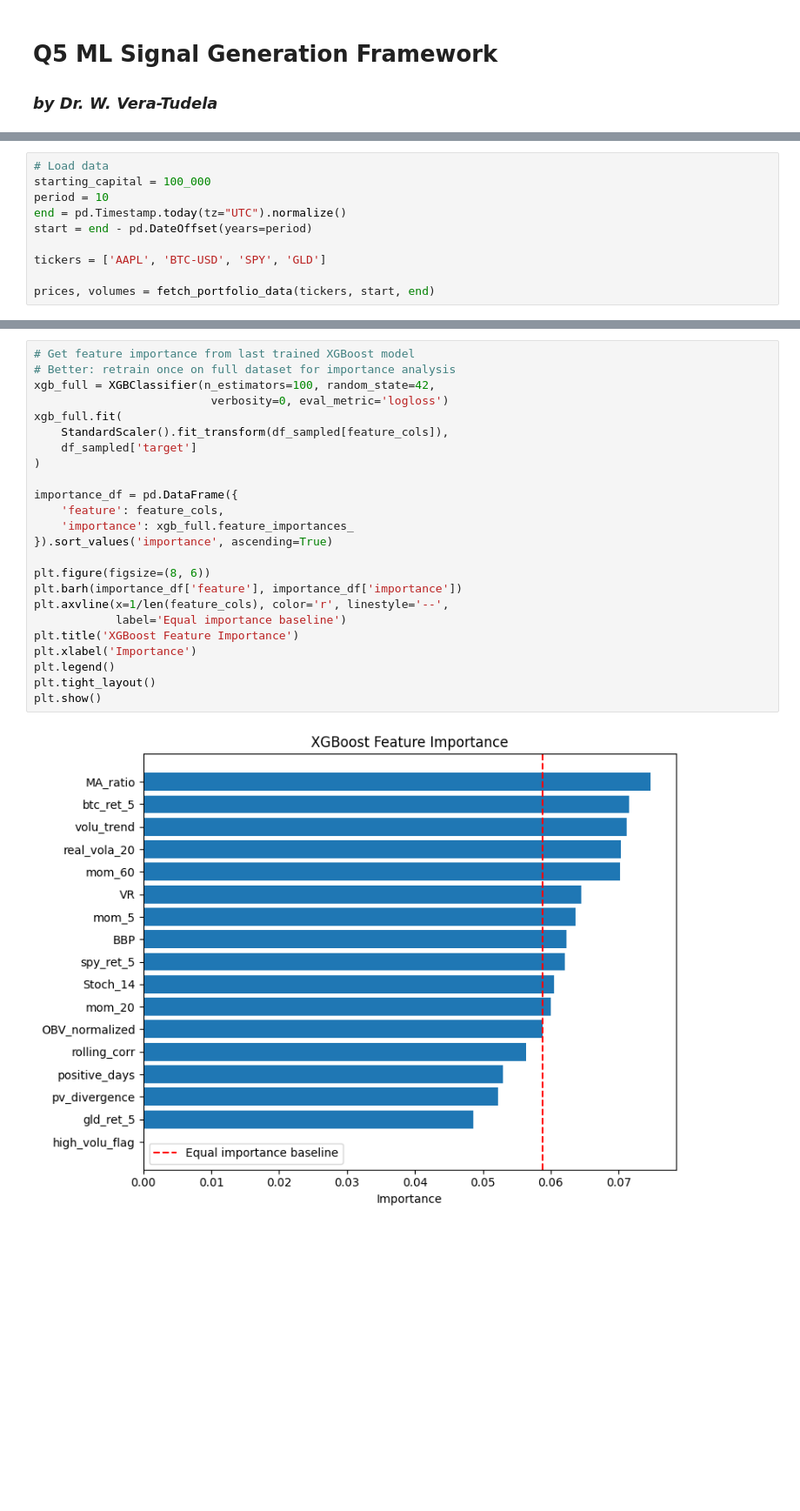
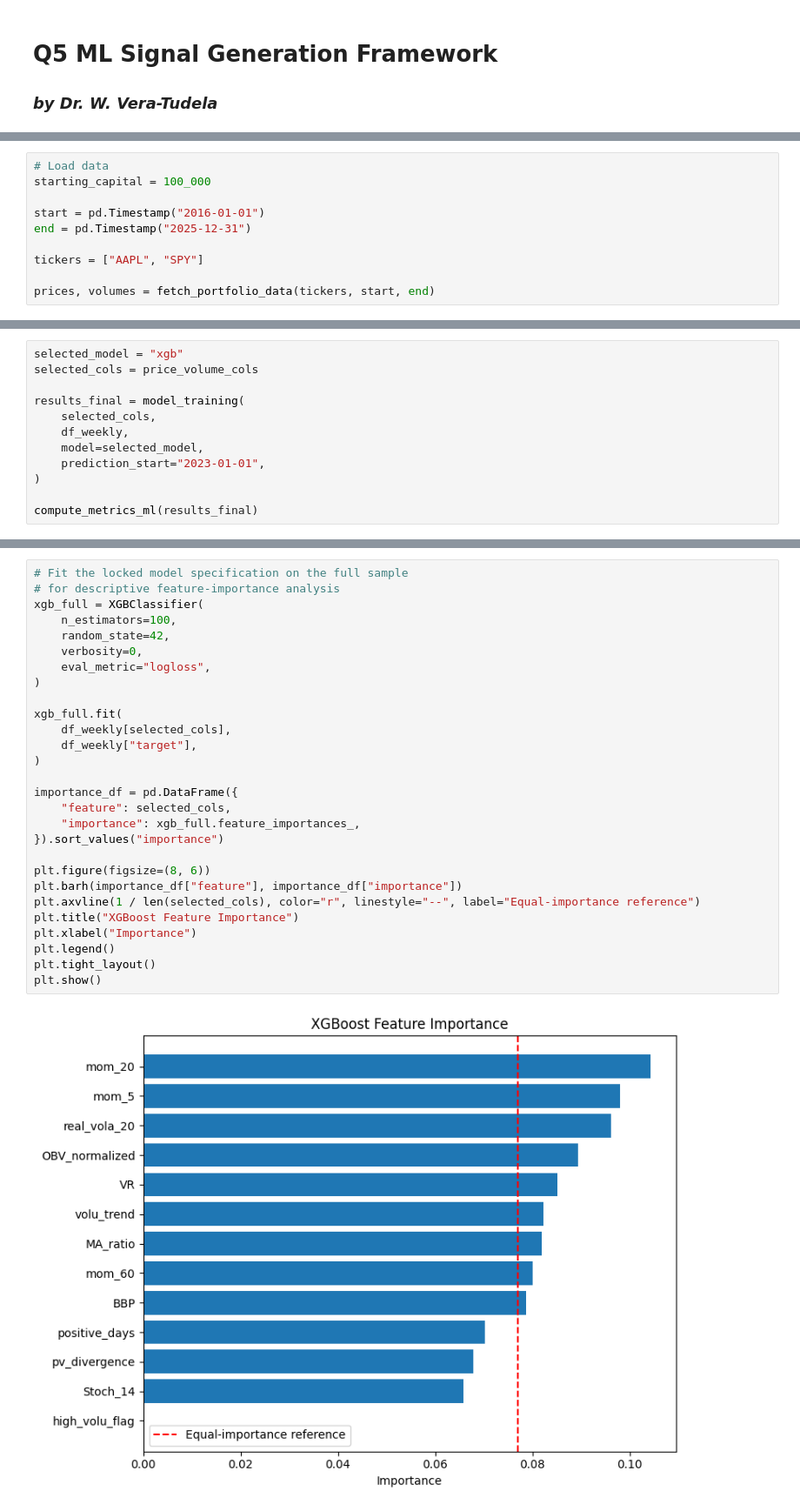
Before and after one commit to wveratudela/quant-research, a Jupyter notebook: Q5_ml_signal_generation/Q5_notebook.ipynb, the cells around one changed output, grey strips where cells are left out. Shown at 87% size. Saved outputs shown, nothing was run; the diff lists cells and outputs as text; blank space fills up the shorter version.

```diff
--- a/Q5_ml_signal_generation/Q5_notebook.ipynb
+++ b/Q5_ml_signal_generation/Q5_notebook.ipynb
@@ -97,11 +126,11 @@ from common import fetch_portfolio_data
 # %%
 # Load data
 starting_capital = 100_000
-period = 10
-end = pd.Timestamp.today(tz="UTC").normalize()
-start = end - pd.DateOffset(years=period)
 
-tickers = ['AAPL', 'BTC-USD', 'SPY', 'GLD']
+start = pd.Timestamp("2016-01-01")
+end = pd.Timestamp("2025-12-31")
+
+tickers = ["AAPL", "SPY"]
 
 prices, volumes = fetch_portfolio_data(tickers, start, end)
 # %% [markdown]
@@ -211,0 +410,12 @@ XG Boost:
+# %%
+selected_model = "xgb"
+selected_cols = price_volume_cols
+
+results_final = model_training(
+    selected_cols,
+    df_weekly,
+    model=selected_model,
+    prediction_start="2023-01-01",
+)
+
+compute_metrics_ml(results_final)
@@ -217,26 +447,30 @@ These are plotted in a bar chart for ease of visualization.
 # %%
-# Get feature importance from last trained XGBoost model
-# Better: retrain once on full dataset for importance analysis
-xgb_full = XGBClassifier(n_estimators=100, random_state=42,
-                          verbosity=0, eval_metric='logloss')
+# Fit the locked model specification on the full sample
+# for descriptive feature-importance analysis
+xgb_full = XGBClassifier(
+    n_estimators=100,
+    random_state=42,
+    verbosity=0,
+    eval_metric="logloss",
+)
+
 xgb_full.fit(
-    StandardScaler().fit_transform(df_sampled[feature_cols]),
-    df_sampled['target']
+    df_weekly[selected_cols],
+    df_weekly["target"],
 )
 
 importance_df = pd.DataFrame({
-    'feature': feature_cols,
-    'importance': xgb_full.feature_importances_
-}).sort_values('importance', ascending=True)
+    "feature": selected_cols,
+    "importance": xgb_full.feature_importances_,
+}).sort_values("importance")
 
 plt.figure(figsize=(8, 6))
-plt.barh(importance_df['feature'], importance_df['importance'])
-plt.axvline(x=1/len(feature_cols), color='r', linestyle='--',
-            label='Equal importance baseline')
-plt.title('XGBoost Feature Importance')
-plt.xlabel('Importance')
+plt.barh(importance_df["feature"], importance_df["importance"])
+plt.axvline(1 / len(selected_cols), color="r", linestyle="--", label="Equal-importance reference")
+plt.title("XGBoost Feature Importance")
+plt.xlabel("Importance")
 plt.legend()
 plt.tight_layout()
 plt.show()
 # %% [output]
-[figure, old version]
+[figure, new version]
```
Also changed, not shown: parts of 29 cells of this notebook, 23 other files.
